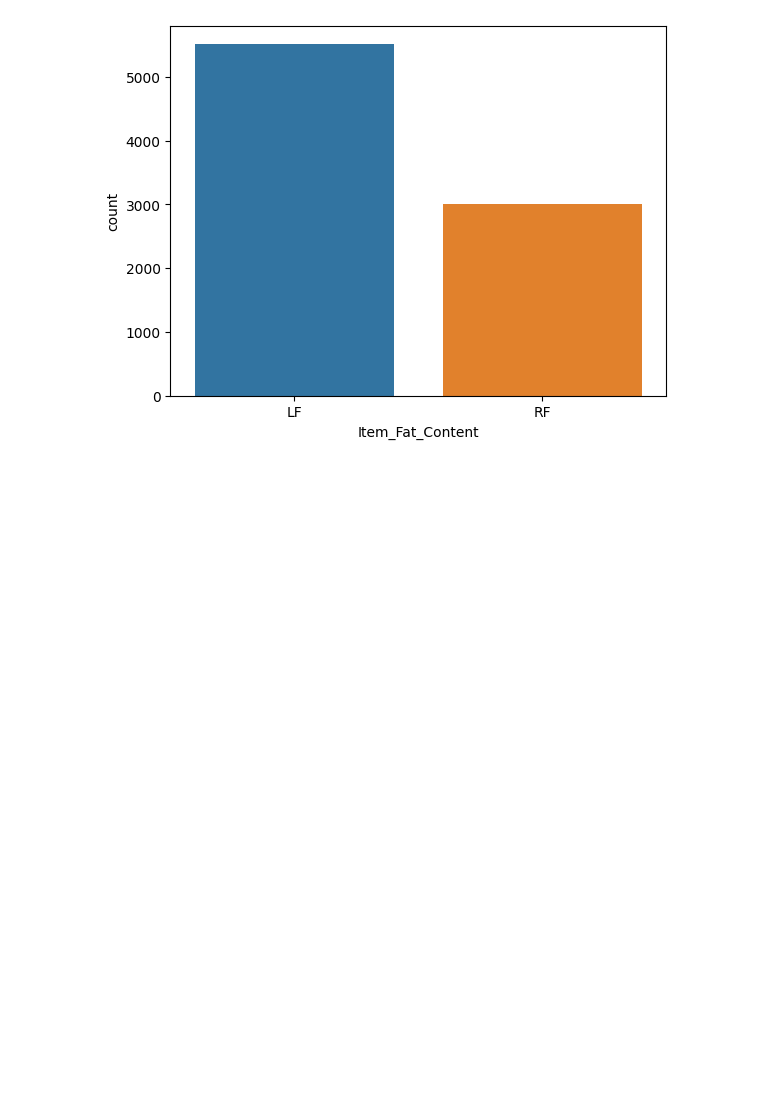
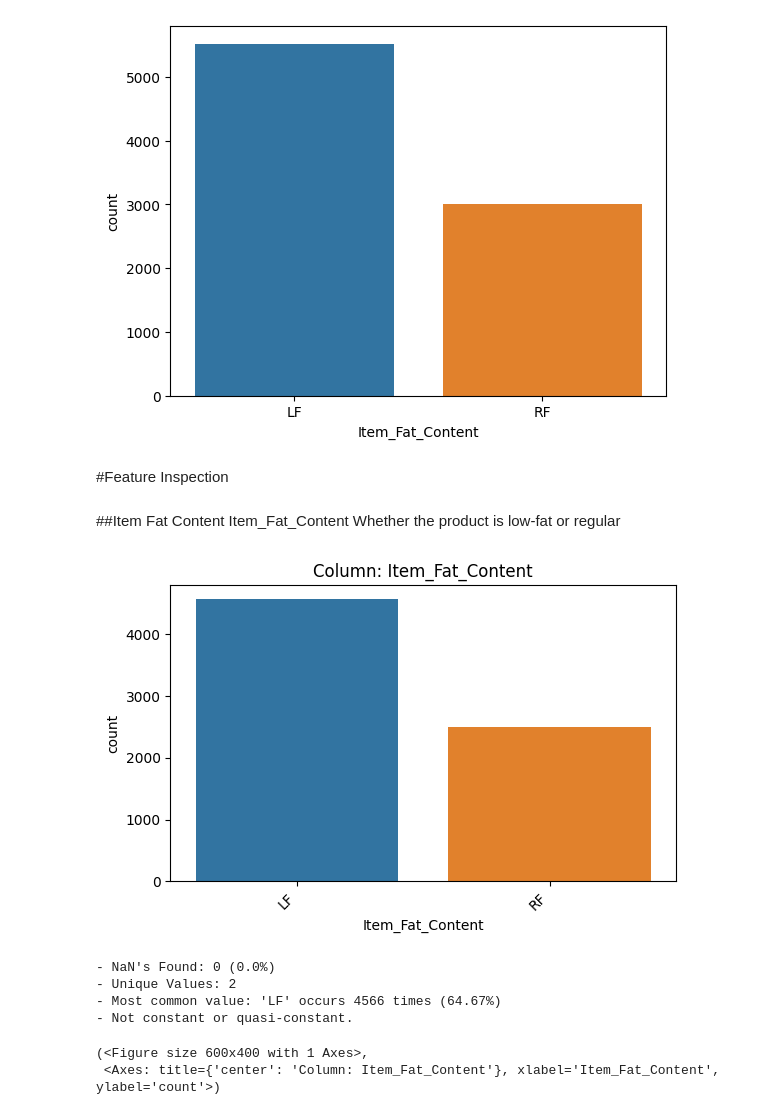
Before and after one commit to mahmoudarekat/PredictionofProductSales, a Jupyter notebook: PredictionofProductSales.ipynb, the cells around one changed output. Saved outputs shown, nothing was run; the diff lists cells and outputs as text; code cells hidden in the pictures; blank space fills up the shorter version.

```diff
--- a/PredictionofProductSales.ipynb
+++ b/PredictionofProductSales.ipynb
@@ -84,8 +84,8 @@ Outlet_Type                     0
 Item_Outlet_Sales               0
 dtype: int64
 # %%
-df_sales['Item_Weight']=df_sales['Item_Weight'].fillna(-1)
-df_sales['Outlet_Size']=df_sales['Outlet_Size'].fillna("MISSING")
+#df_sales['Item_Weight']=df_sales['Item_Weight'].fillna(-1)
+#df_sales['Outlet_Size']=df_sales['Outlet_Size'].fillna("MISSING")
 # %% [markdown]
 ###Duplicate Rows
 # %%
@@ -217,3 +217,7 @@ sns.countplot(df_sales, x="Item_Fat_Content")
 # %% [output]
 <Axes: xlabel='Item_Fat_Content', ylabel='count'>
 [figure]
+# %%
+temp_df = df.copy()
+# %% [markdown]
+#Feature Inspection
@@ -219,0 +271,13 @@ sns.countplot(df_sales, x="Item_Fat_Content")
+# %% [markdown]
+##Item Fat Content
+Item_Fat_Content	Whether the product is low-fat or regular
+# %%
+explore_categorical(df,'Item_Fat_Content')
+# %% [output]
+[figure, added]
+- NaN's Found: 0 (0.0%)
+- Unique Values: 2
+- Most common value: 'LF' occurs 4566 times (64.67%)
+- Not constant or quasi-constant.
+(<Figure size 600x400 with 1 Axes>,
+ <Axes: title={'center': 'Column: Item_Fat_Content'}, xlabel='Item_Fat_Content', ylabel='count'>)
```
Also changed, not shown: parts of 12 cells of this notebook.
